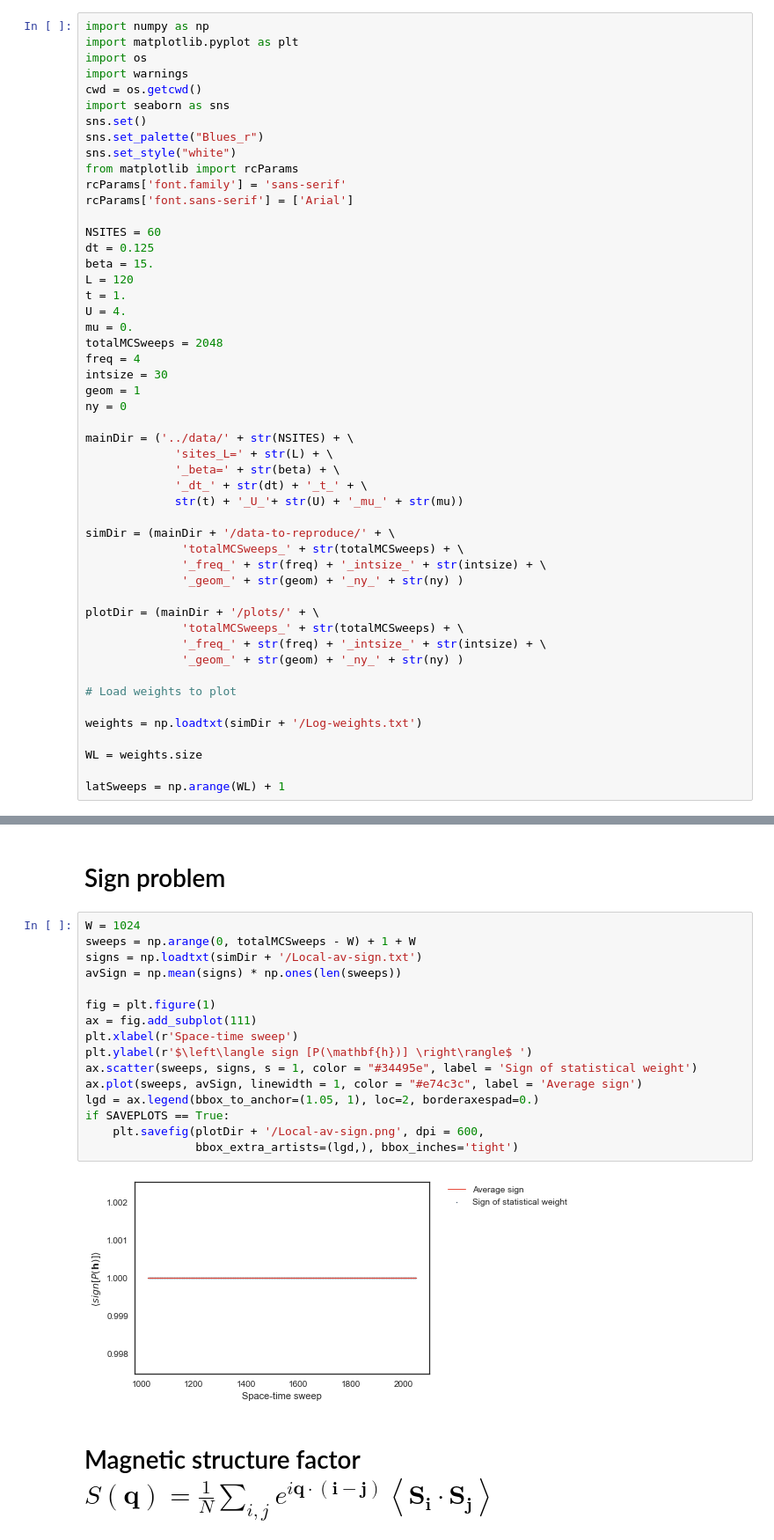
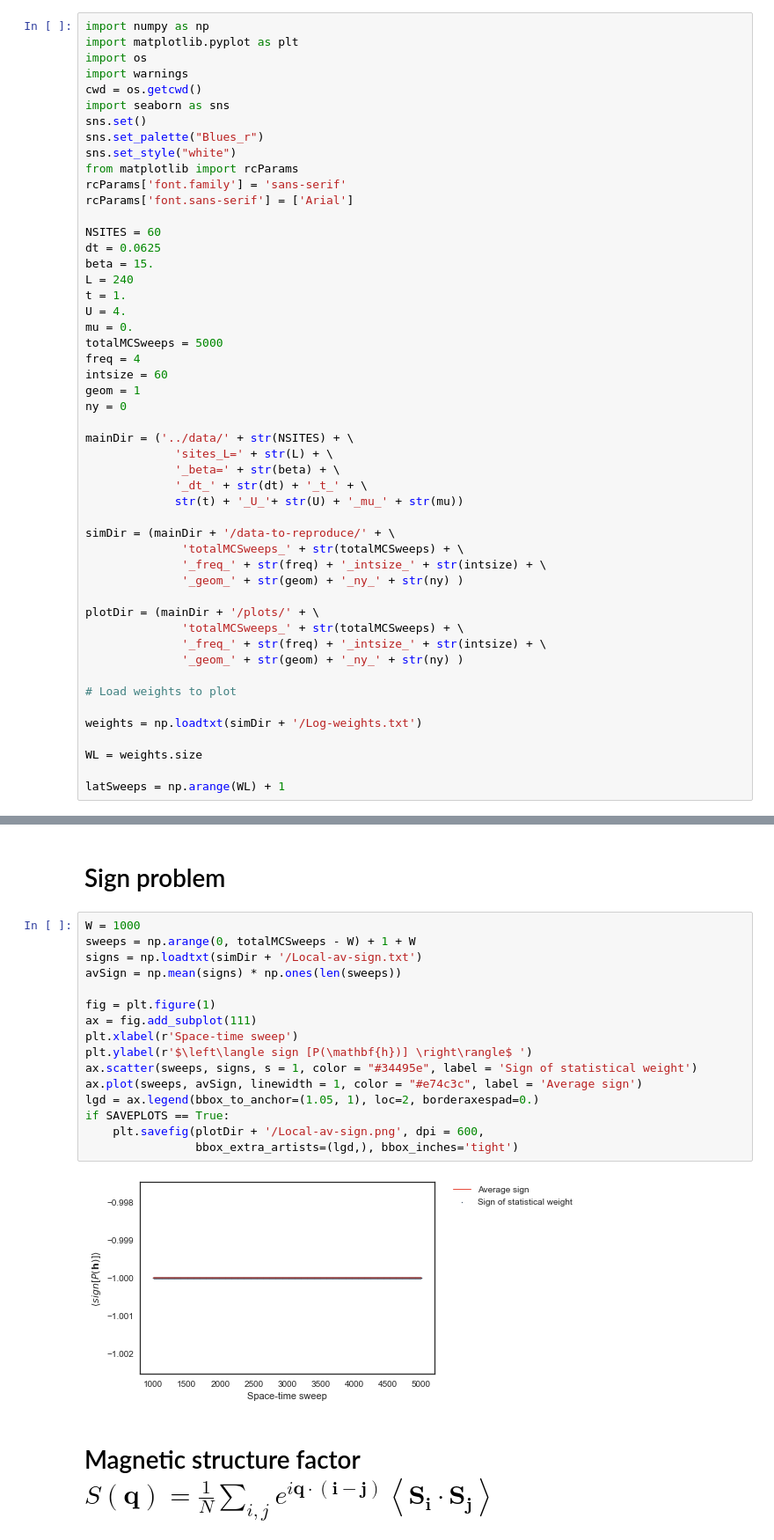
Before and after one commit to SriramanT/qmc_master_code, a Jupyter notebook: detelectro-1.0/latest-stable-version/results/plot-src/plots.ipynb, the cells around one changed output, grey strips where cells are left out. Shown at 88% size. Saved outputs shown, nothing was run; the diff lists cells and outputs as text.

```diff
--- a/detelectro-1.0/latest-stable-version/results/plot-src/plots.ipynb
+++ b/detelectro-1.0/latest-stable-version/results/plot-src/plots.ipynb
@@ -21,15 +21,15 @@ rcParams['font.family'] = 'sans-serif'
 rcParams['font.sans-serif'] = ['Arial']
 
 NSITES = 60
-dt = 0.125
+dt = 0.0625
 beta = 15.
-L = 120
+L = 240
 t = 1.
 U = 4.
 mu = 0.
-totalMCSweeps = 2048
+totalMCSweeps = 5000
 freq = 4
-intsize = 30
+intsize = 60
 geom = 1
 ny = 0
 
@@ -69,23 +69,23 @@ if SAVEPLOTS == True:
 # %% [markdown]
 # Sign problem
 # %%
-W = 1024
+W = 1000
 sweeps = np.arange(0, totalMCSweeps - W) + 1 + W
 signs = np.loadtxt(simDir + '/Local-av-sign.txt')
 avSign = np.mean(signs) * np.ones(len(sweeps))
 
 fig = plt.figure(1)
 ax = fig.add_subplot(111)
 plt.xlabel(r'Space-time sweep')
 plt.ylabel(r'$\left\langle sign [P(\mathbf{h})] \right\rangle$ ')
 ax.scatter(sweeps, signs, s = 1, color = "#34495e", label = 'Sign of statistical weight')
 ax.plot(sweeps, avSign, linewidth = 1, color = "#e74c3c", label = 'Average sign')
 lgd = ax.legend(bbox_to_anchor=(1.05, 1), loc=2, borderaxespad=0.)
 if SAVEPLOTS == True:
     plt.savefig(plotDir + '/Local-av-sign.png', dpi = 600,
                 bbox_extra_artists=(lgd,), bbox_inches='tight')
 # %% [output]
-[figure, old version]
+[figure, new version]
 # %% [markdown]
 # Magnetic structure factor $S(\mathbf q) = \frac{1}{N} \sum_{i, j} e^{i \mathbf q \cdot  (\mathbf i - \mathbf j)} \left\langle \mathbf S_{\mathbf i} \cdot \mathbf S_{\mathbf j} \right\rangle $
 # %% [markdown]
```
Also changed, not shown: parts of 4 cells of this notebook, 28 other files.
